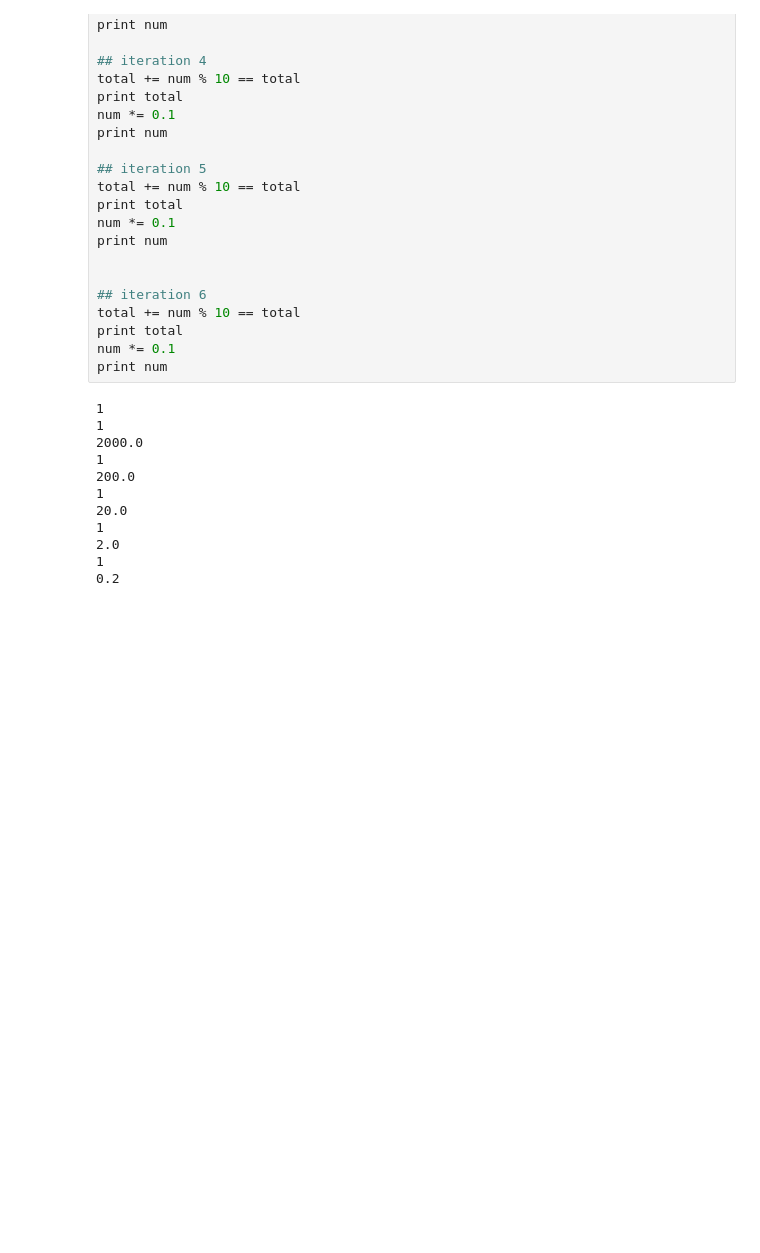
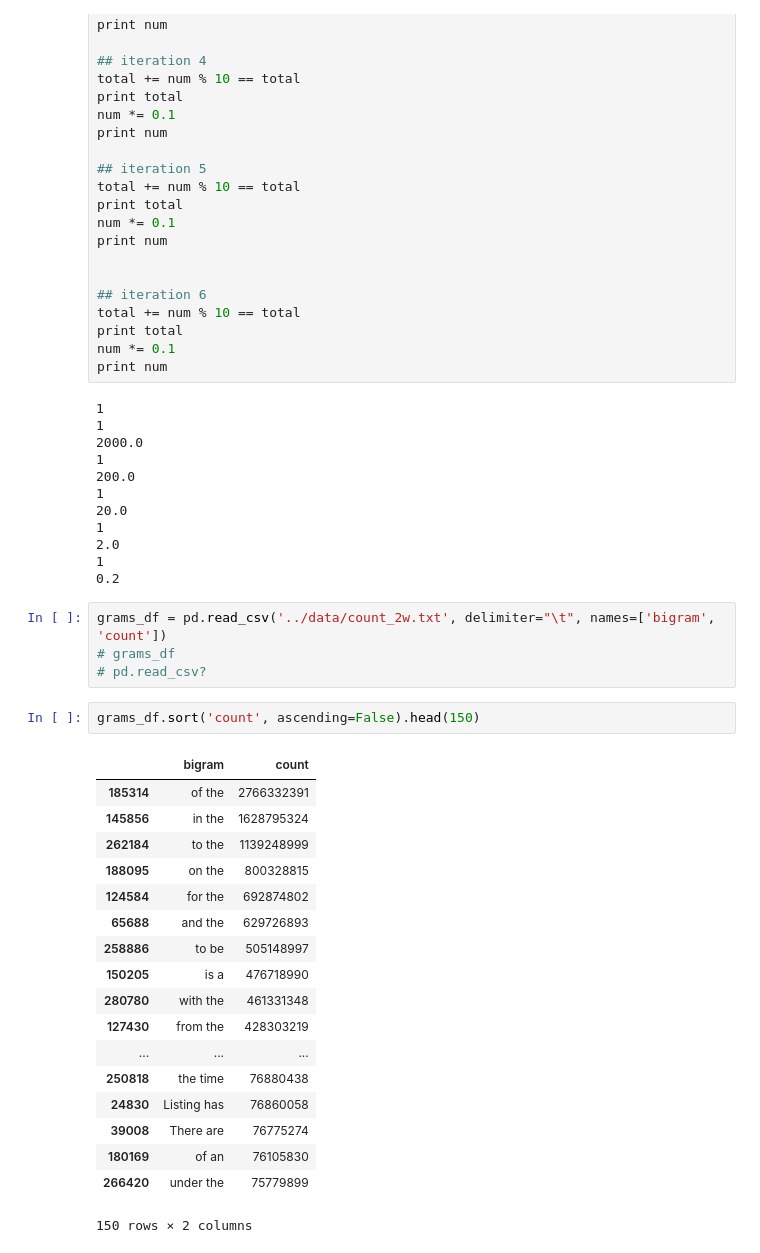
Before and after one commit to duaaelzeney/livecoding.tv, a Jupyter notebook: notebooks/Indeed Analysis.ipynb, the cells around one changed output. Drawn from its saved outputs; the diff is of its cells as text; blank space fills up the shorter version.

```diff
--- a/notebooks/Indeed Analysis.ipynb
+++ b/notebooks/Indeed Analysis.ipynb
@@ -407,3 +407,28 @@ print num
 2.0
 1
 0.2
+# %%
+grams_df = pd.read_csv('../data/count_2w.txt', delimiter="\t", names=['bigram', 'count'])
+# grams_df
+# pd.read_csv?
+# %%
+grams_df.sort('count', ascending=False).head(150)
+# %% [output]
+|  | bigram | count |
+| 185314 | of the | 2766332391 |
+| 145856 | in the | 1628795324 |
+| 262184 | to the | 1139248999 |
+| 188095 | on the | 800328815 |
+| 124584 | for the | 692874802 |
+| 65688 | and the | 629726893 |
+| 258886 | to be | 505148997 |
+| 150205 | is a | 476718990 |
+| 280780 | with the | 461331348 |
+| 127430 | from the | 428303219 |
+| ... | ... | ... |
+| 250818 | the time | 76880438 |
+| 24830 | Listing has | 76860058 |
+| 39008 | There are | 76775274 |
+| 180169 | of an | 76105830 |
+| 266420 | under the | 75779899 |
+150 rows × 2 columns
```
Also changed, not shown: 2 other files.
